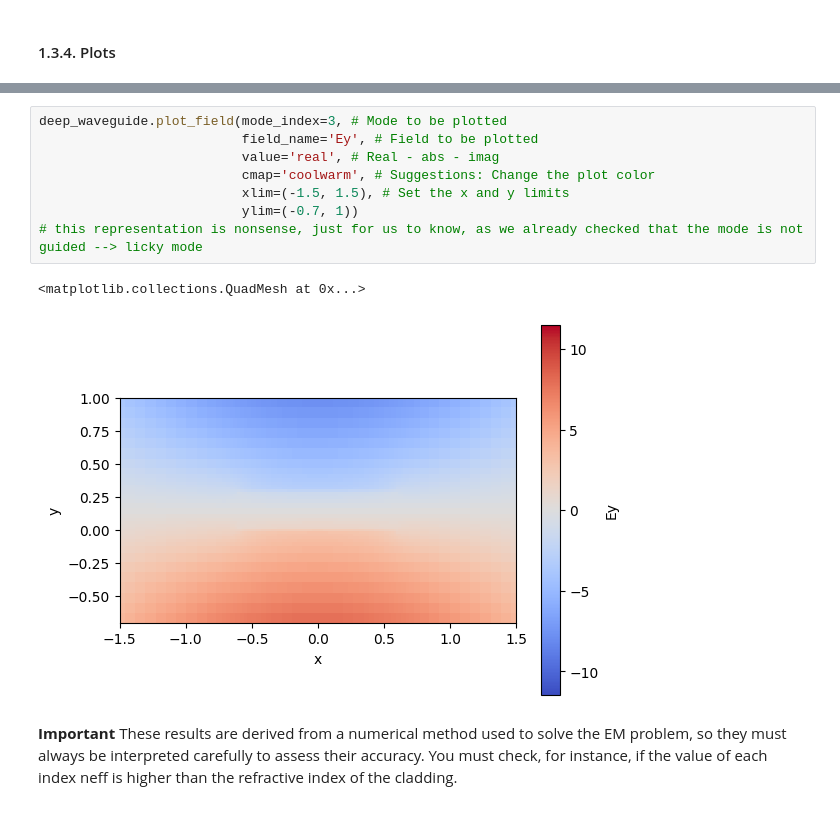
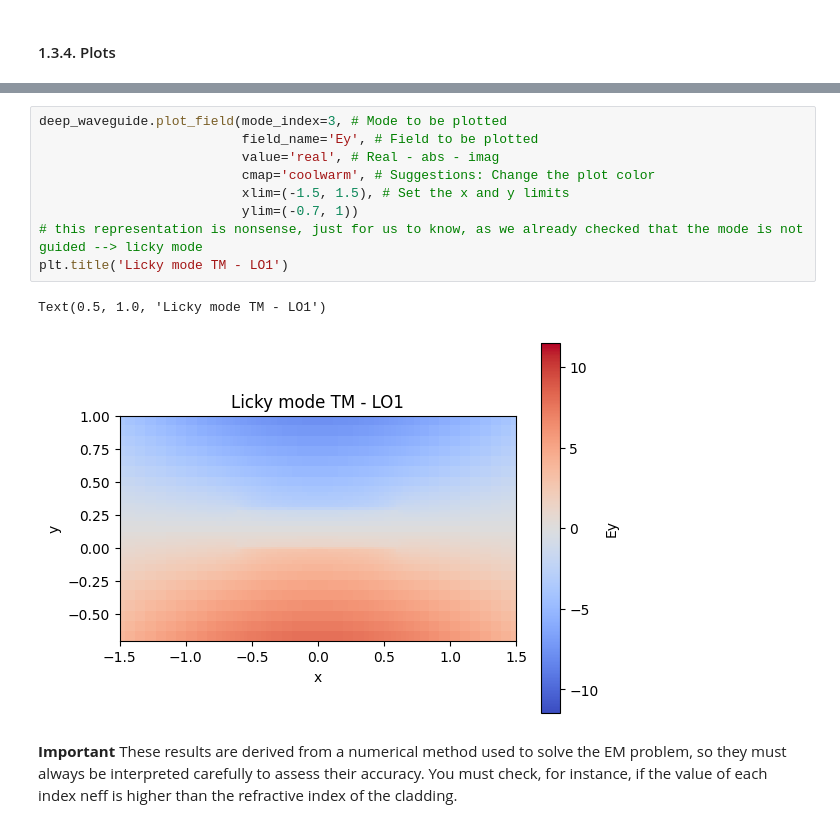
Before and after one commit to lorenagomezdiego/cifoin-lab1, a Jupyter notebook: WAVEGUIDES_Student.ipynb, the cells around one changed output, grey strips where cells are left out. Cells and saved outputs as stored; diff of their text form.

```diff
--- a/WAVEGUIDES_Student.ipynb
+++ b/WAVEGUIDES_Student.ipynb
@@ -186,14 +189,15 @@ deep_waveguide.plot_field(mode_index=2 , # Mode to be plotted
 # %%
 deep_waveguide.plot_field(mode_index=3, # Mode to be plotted
                           field_name='Ey', # Field to be plotted
                           value='real', # Real - abs - imag
                           cmap='coolwarm', # Suggestions: Change the plot color
                           xlim=(-1.5, 1.5), # Set the x and y limits
                           ylim=(-0.7, 1))
 # this representation is nonsense, just for us to know, as we already checked that the mode is not guided --> licky mode
+plt.title('Licky mode TM - LO1')
 # %% [output]
-<matplotlib.collections.QuadMesh at 0x...>
+Text(0.5, 1.0, 'Licky mode TM - LO1')
-[figure, old version]
+[figure, new version]
 # %% [markdown]
 **Important**
 These results are derived from a numerical method used to solve the EM problem, so they must always be interpreted carefully to assess their accuracy. You must check, for instance, if the value of each index neff is higher than the refractive index of the cladding.
```
Also changed, not shown: parts of 5 cells of this notebook.
